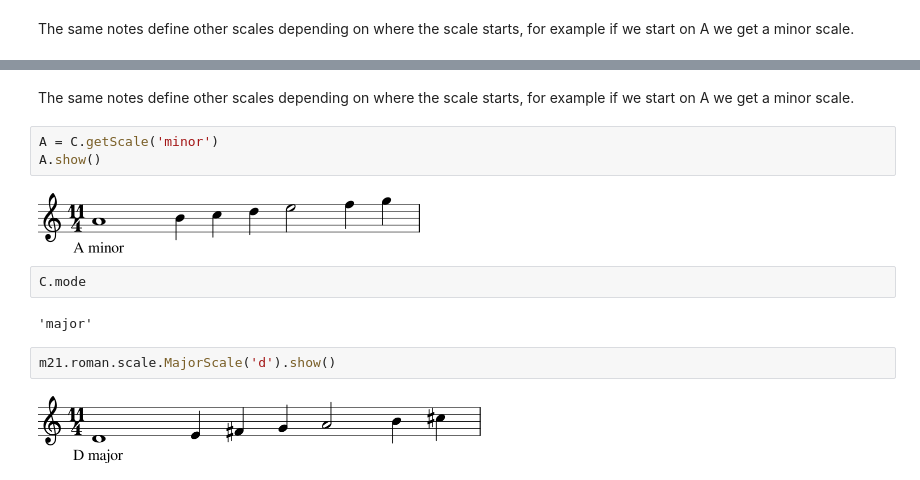
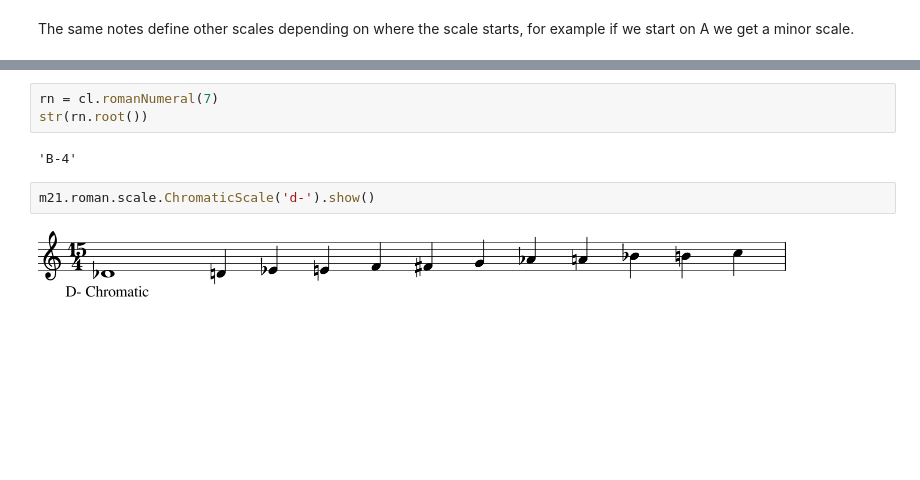
Before and after one commit to fccoelho/musicir, a Jupyter notebook: examples/Harmonies.ipynb, the cells around one changed output, grey strips where cells are left out. Drawn from its saved outputs; the diff is of its cells as text; blank space fills up the shorter version.

```diff
--- a/examples/Harmonies.ipynb
+++ b/examples/Harmonies.ipynb
@@ -65,15 +69,9 @@ C.show()
-# %% [markdown]
-The same notes define other scales depending on where the scale starts, for example if we start on A we get a minor scale.
-# %%
-A = C.getScale('minor')
-A.show()
-# %% [output]
-[figure, removed]
-# %%
-C.mode
-# %% [output]
-'major'
+# %%
+rn = cl.romanNumeral(7)
+str(rn.root())
+# %% [output]
+'B-4'
 # %%
-m21.roman.scale.MajorScale('d').show()
+m21.roman.scale.ChromaticScale('d-').show()
 # %% [output]
-[figure, old version]
+[figure, new version]
```
Also changed, not shown: parts of 22 cells of this notebook, 2 other files.
